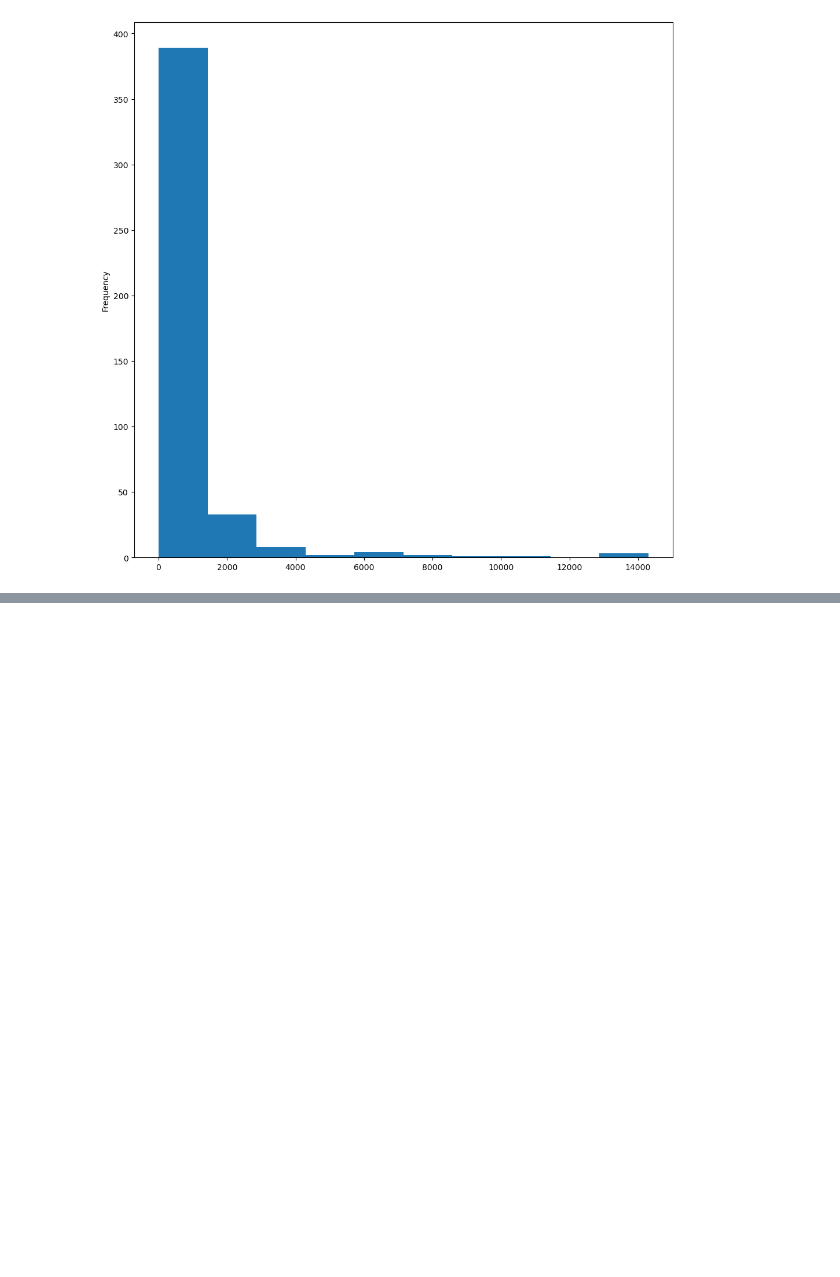
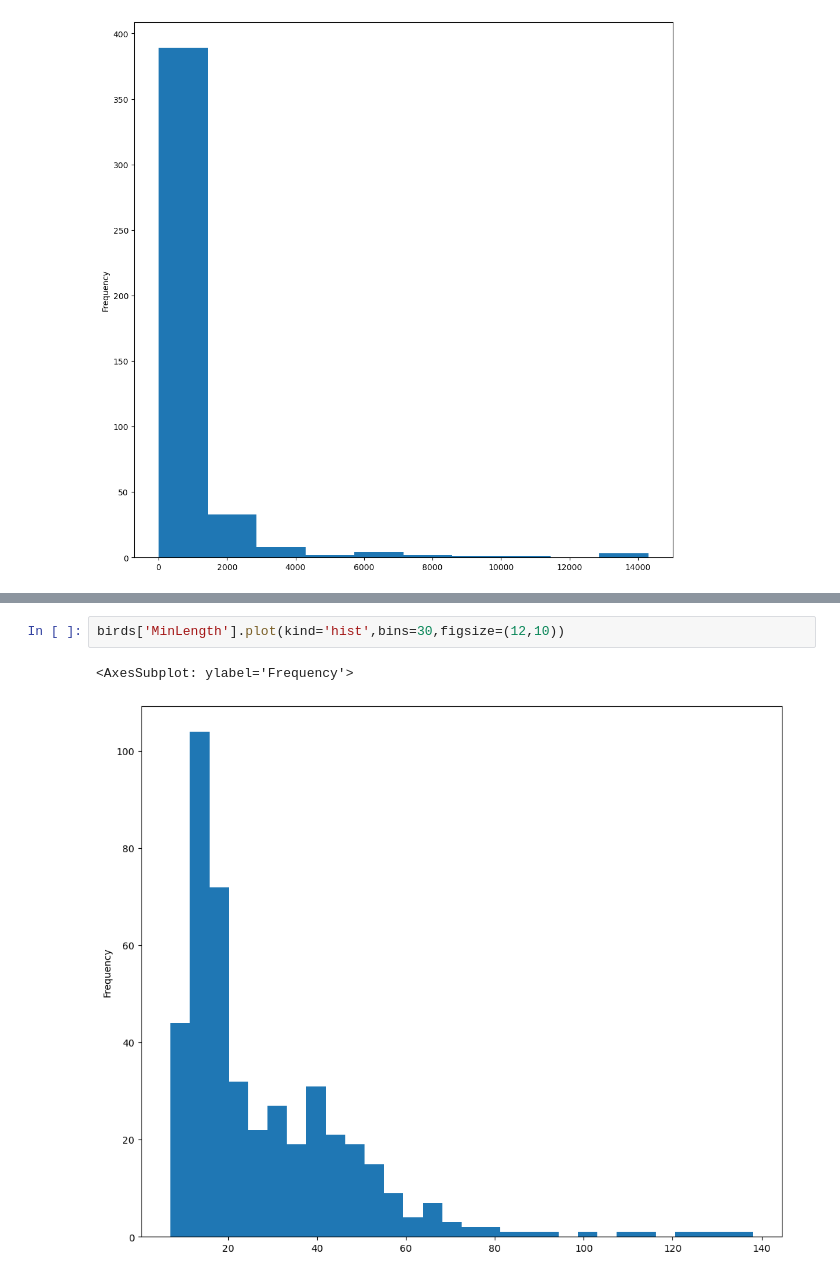
Before and after one commit to lukmanaj/ArewaDS-Machine-Learning-Assignments, a Jupyter notebook: week_03/2_visualizing_distributions.ipynb, the cells around one changed output, grey strips where cells are left out. Cells and saved outputs as stored; diff of their text form; blank space fills up the shorter version.

```diff
--- a/week_03/2_visualizing_distributions.ipynb
+++ b/week_03/2_visualizing_distributions.ipynb
@@ -35,0 +66,5 @@ plt.show()
+# %%
+birds['MinLength'].plot(kind='hist',bins=30,figsize=(12,10))
+# %% [output]
+<AxesSubplot: ylabel='Frequency'>
+[figure, added]
```
Also changed, not shown: parts of 7 cells of this notebook.
